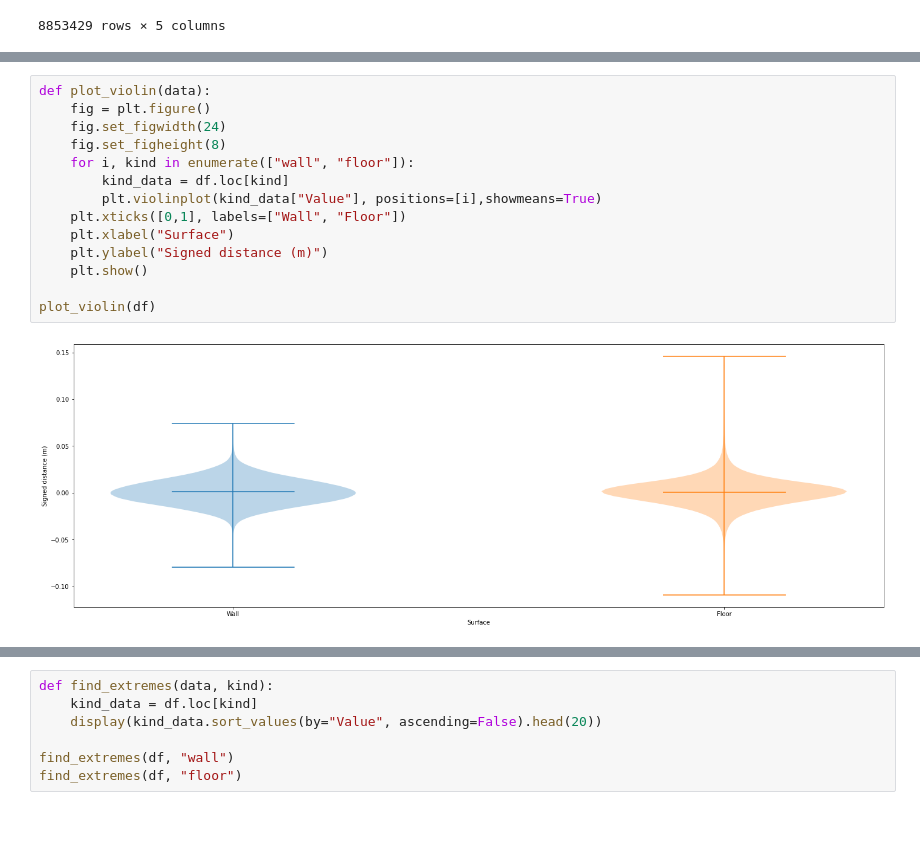
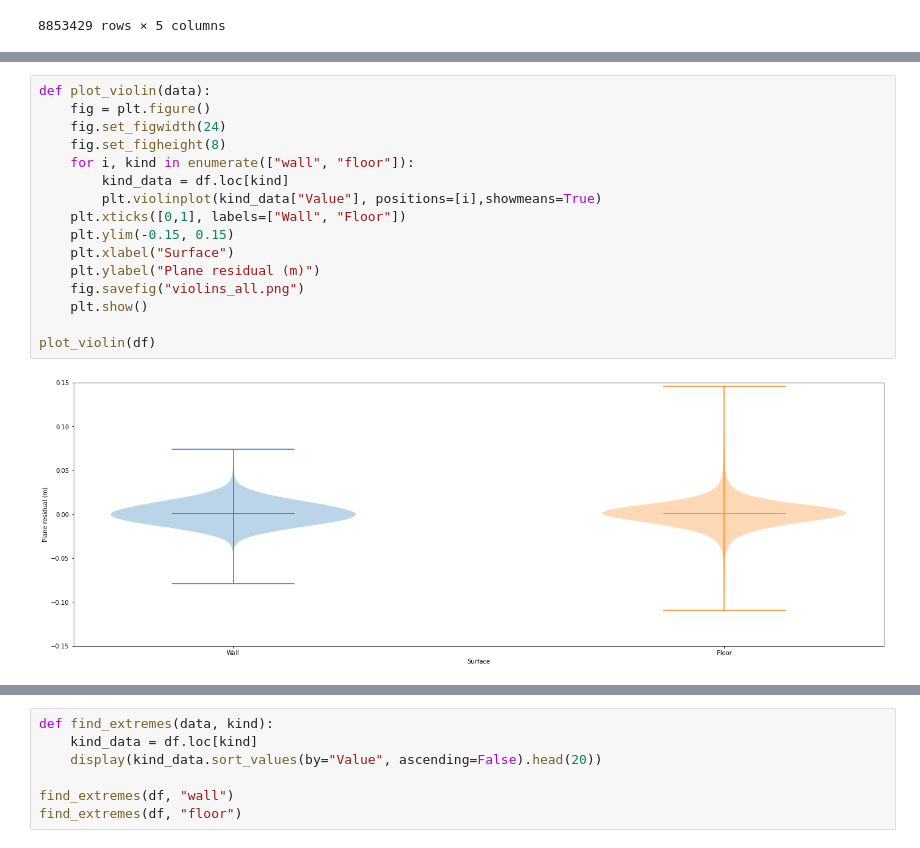
Before and after one commit to branislavjenco/thesis-code, a Jupyter notebook: using-pandas.ipynb, the cells around one changed output, grey strips where cells are left out. Cells and saved outputs as stored; diff of their text form; blank space fills up the shorter version.

Commit message:
Added real data violin plots

```diff
--- a/using-pandas.ipynb
+++ b/using-pandas.ipynb
@@ -91,19 +85,21 @@ plot_per_laser(df, "floor")
 # %%
 def plot_violin(data):
     fig = plt.figure()
     fig.set_figwidth(24)
     fig.set_figheight(8)
     for i, kind in enumerate(["wall", "floor"]):
         kind_data = df.loc[kind]
         plt.violinplot(kind_data["Value"], positions=[i],showmeans=True)
     plt.xticks([0,1], labels=["Wall", "Floor"])
+    plt.ylim(-0.15, 0.15)
     plt.xlabel("Surface")
-    plt.ylabel("Signed distance (m)")
+    plt.ylabel("Plane residual (m)")
+    fig.savefig("violins_all.png")
     plt.show()
 
 plot_violin(df)
 # %% [output]
-[figure, old version]
+[figure, new version]
 # %%
 def plot_violin_per_distance(data, kind):
     kind_data = df.loc[kind]
```
Also changed, not shown: parts of 4 cells of this notebook, 6 other files.
